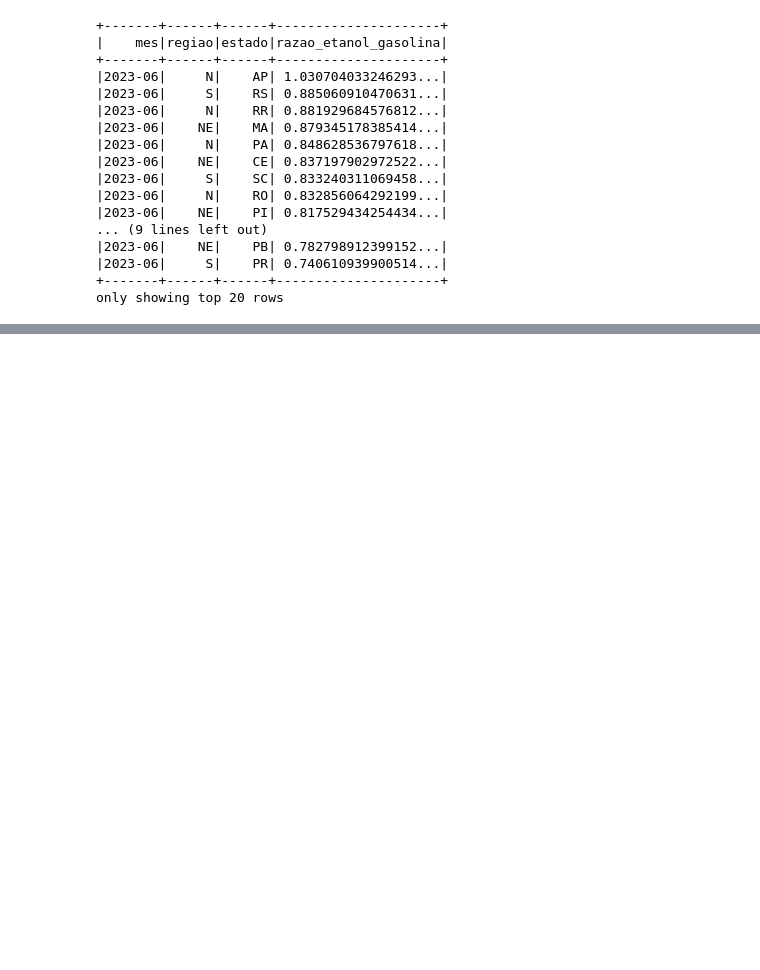
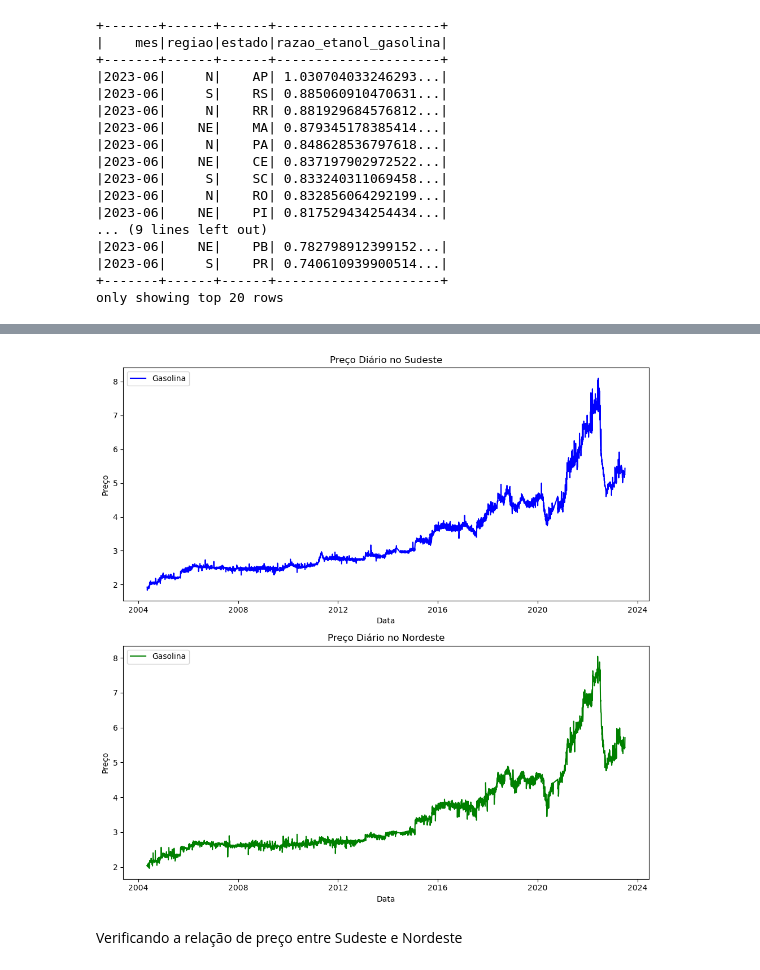
Before and after one commit to pinei/pyspark-precos-combustiveis, a Jupyter notebook: analise-dados.ipynb, the cells around one changed output, grey strips where cells are left out. Saved outputs shown, nothing was run; the diff lists cells and outputs as text; code cells hidden in the pictures; blank space fills up the shorter version.

```diff
--- a/analise-dados.ipynb
+++ b/analise-dados.ipynb
@@ -616,0 +974,16 @@ only showing top 20 rows
+# %%
+df_gasolina_se = (
+    spark.table("precos_anp.combustiveis_automotivos")
+    .filter((F.col("produto") == "GASOLINA") & (F.col("regiao") == "SE"))
+    .groupBy("data")
+    .agg(F.avg("valor_venda").alias("valor_medio_venda"))
+    .orderBy("data")
+)
+
+df_gasolina_ne = (
+    spark.table("precos_anp.combustiveis_automotivos")
+    .filter((F.col("produto") == "GASOLINA") & (F.col("regiao") == "NE"))
+    .groupBy("data")
+    .agg(F.avg("valor_venda").alias("valor_medio_venda"))
+    .orderBy("data")
+)
@@ -616,0 +1026,27 @@ only showing top 20 rows
+# %%
+import pandas as pd
+import matplotlib.pyplot as plt
+
+df1 = df_gasolina_se.toPandas()
+df2 = df_gasolina_ne.toPandas()
+
+fig, axs = plt.subplots(2, 1, figsize=(10, 10))
+
+axs[0].plot(df1['data'], df1['valor_medio_venda'], label='Gasolina', color='blue')
+axs[0].set_title('Preço Diário no Sudeste')
+axs[0].set_xlabel('Data')
+axs[0].set_ylabel('Preço')
+axs[0].legend()
+
+axs[1].plot(df2['data'], df2['valor_medio_venda'], label='Gasolina', color='green')
+axs[1].set_title('Preço Diário no Nordeste')
+axs[1].set_xlabel('Data')
+axs[1].set_ylabel('Preço')
+axs[1].legend()
+
+plt.tight_layout()
+plt.show()
+# %% [output]
+[figure, added]
+# %% [markdown]
+Verificando a relação de preço entre Sudeste e Nordeste
```
Also changed, not shown: parts of 33 cells of this notebook.
